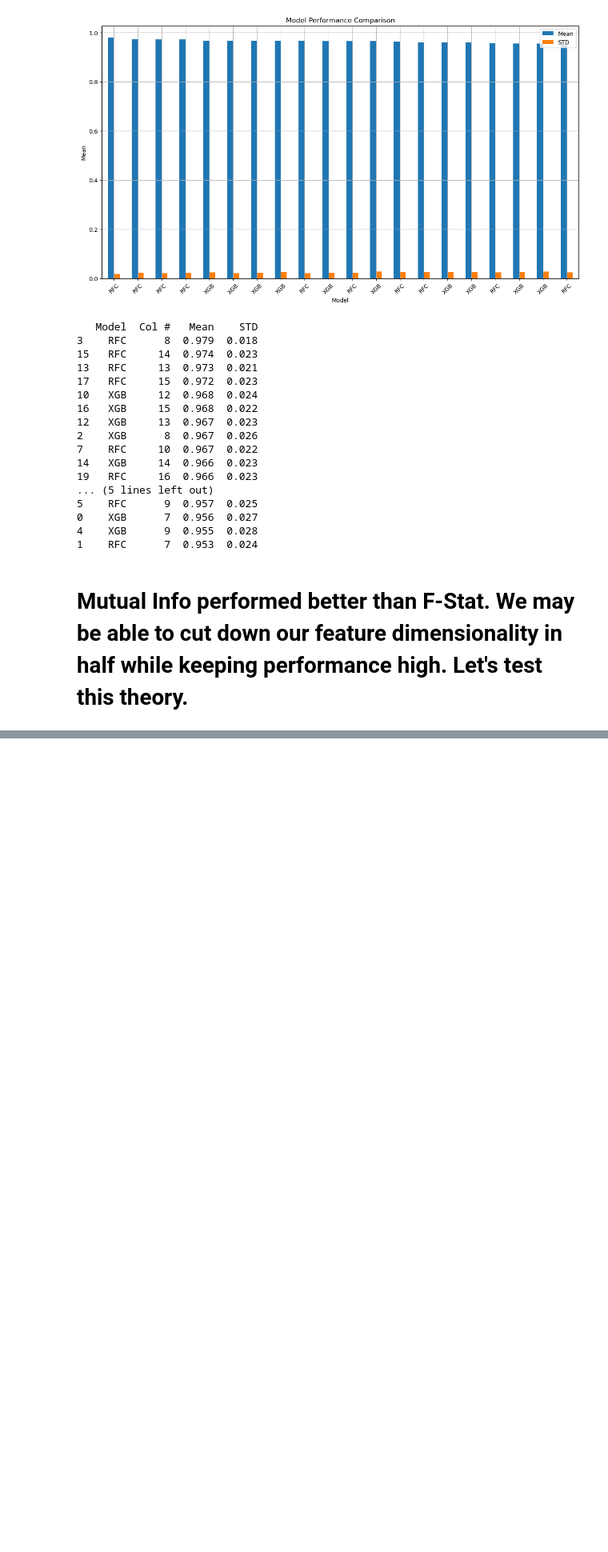
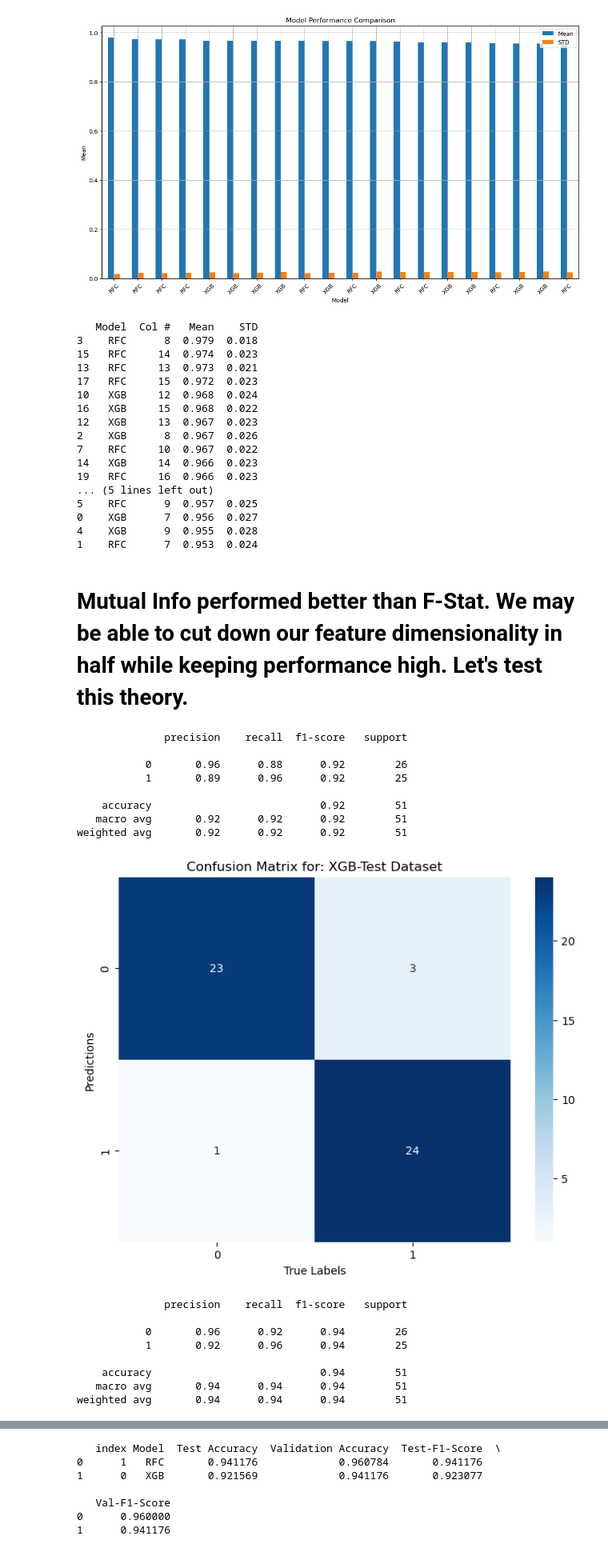
Before and after one commit to MaukanMir/Thyroid-Cancer-Classification, a Jupyter notebook: training.ipynb, the cells around one changed output, grey strips where cells are left out. Shown at 80% size. Cells and saved outputs as stored; diff of their text form; code cells hidden in the pictures; blank space fills up the shorter version.

Commit message:
added new models

```diff
--- a/training.ipynb
+++ b/training.ipynb
@@ -202,7 +202,8 @@ def test_sampled_selected_models(preprocessor, model_names, models, sampling_nam
   plot_model_performance(model_performance_df, ["Mean", "STD"], "Mean")
   print(model_performance_df)
 
-def test_predictions(preprocessor, model_names, models, X, y, sample_models=None, sampling_names=None):
+def test_predictions(preprocessor, model_names, models, X, y,
+                     sample_models=None, sampling_names=None):
 
   model_performance = []
   X_train, X_test, X_val, y_val, y_train, y_test = create_train_test_splits(X, y)
@@ -316,6 +317,36 @@ def test_kbest_columns(models, model_names, X, y, variance_window, metric):
   print(f"Average total Score: {total_score/runs}")
   plot_model_performance(performance_df, ["Mean", "STD"], "Mean")
   print(performance_df)
+
+def test_final_model(model_names, models, X, y):
+
+  model_performance = []
+  X_train, X_test, X_val, y_val, y_train, y_test = create_train_test_splits(X, y)
+  for i in range(len(models)):
+    model, model_name = models[i], model_names[i]
+
+    model.fit(X_train, y_train)
+
+    y_pred_val = model.predict(X_val)
+    y_val_acc = accuracy_score(y_val, y_pred_val)
+    y_val_f1 = f1_score(y_val, y_pred_val)
+
+    y_pred_test = model.predict(X_test)
+    y_test_acc = accuracy_score(y_test, y_pred_test)
+    y_test_f1 = f1_score(y_test, y_pred_test)
+
+    create_confusion_matrix(model_name, y_test, y_pred_test, "Test Dataset")
+
+    model_performance.append({
+      "Model": model_name,
+      "Test Accuracy": y_test_acc,
+      "Validation Accuracy": y_val_acc,
+      "Test-F1-Score": y_test_f1,
+      "Val-F1-Score": y_val_f1,
+    })
+
+  model_performance_df = pd.DataFrame(model_performance).sort_values(by="Test Accuracy", ascending=False).reset_index()
+  print(model_performance_df)
 # %% [markdown]
 # EDA Analysis
 # %%
@@ -853,3 +884,25 @@ Average total Score: 0.9649333333333334
 1    RFC      7  0.953  0.024
 # %% [markdown]
 # Mutual Info performed better than F-Stat. We may be able to cut down our feature dimensionality in half while keeping performance high. Let's test this theory.
+# %%
+fs = SelectKBest(score_func=metric, k=8)
+X_fs = fs.fit_transform(X_resampled, Y_resampled)
+test_final_model(model_names, models, X_fs, Y_resampled)
+# %% [output]
+              precision    recall  f1-score   support
+
+           0       0.96      0.88      0.92        26
+           1       0.89      0.96      0.92        25
+
+    accuracy                           0.92        51
+   macro avg       0.92      0.92      0.92        51
+weighted avg       0.92      0.92      0.92        51
+[figure, added]
+              precision    recall  f1-score   support
+
+           0       0.96      0.92      0.94        26
+           1       0.92      0.96      0.94        25
+
+    accuracy                           0.94        51
+   macro avg       0.94      0.94      0.94        51
+weighted avg       0.94      0.94      0.94        51
@@ -855,0 +910,7 @@ Average total Score: 0.9649333333333334
+   index Model  Test Accuracy  Validation Accuracy  Test-F1-Score  \
+0      1   RFC       0.941176             0.960784       0.941176
+1      0   XGB       0.921569             0.941176       0.923077
+
+   Val-F1-Score
+0      0.960000
+1      0.941176
```
Also changed, not shown: parts of 2 cells of this notebook.
